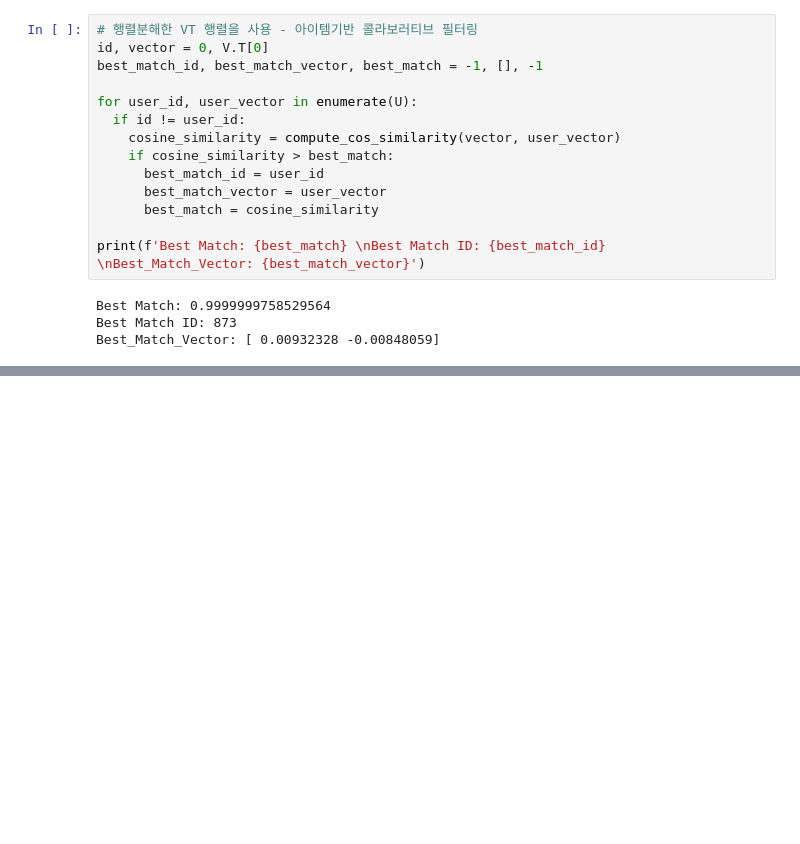
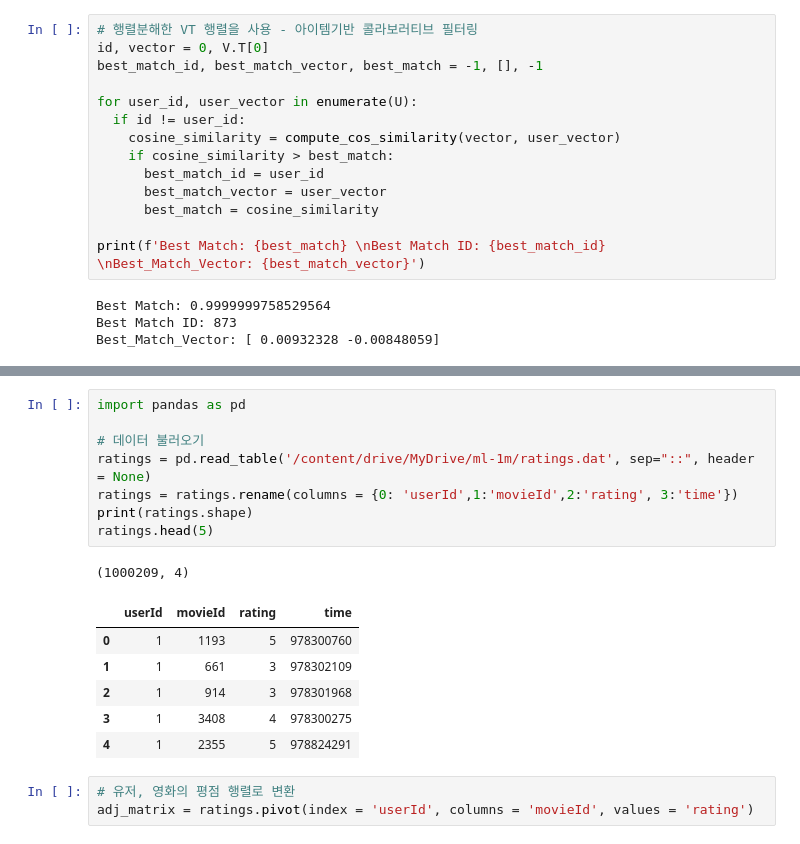
Before and after one commit to dlskawns/RecSys_and_Retrieval_Study, a Jupyter notebook: SVD(SingularVectorDecomposition).ipynb, the cells around one changed output, grey strips where cells are left out. Saved outputs shown, nothing was run; the diff lists cells and outputs as text; blank space fills up the shorter version.

```diff
--- a/SVD(SingularVectorDecomposition).ipynb
+++ b/SVD(SingularVectorDecomposition).ipynb
@@ -577,0 +586,19 @@ Best_Match_Vector: [ 0.00932328 -0.00848059]
+# %%
+import pandas as pd
+
+# 데이터 불러오기
+ratings = pd.read_table('/content/drive/MyDrive/ml-1m/ratings.dat', sep="::", header = None)
+ratings = ratings.rename(columns = {0: 'userId',1:'movieId',2:'rating', 3:'time'})
+print(ratings.shape)
+ratings.head(5)
+# %% [output]
+(1000209, 4)
+|  | userId | movieId | rating | time |
+| 0 | 1 | 1193 | 5 | 978300760 |
+| 1 | 1 | 661 | 3 | 978302109 |
+| 2 | 1 | 914 | 3 | 978301968 |
+| 3 | 1 | 3408 | 4 | 978300275 |
+| 4 | 1 | 2355 | 5 | 978824291 |
+# %%
+# 유저, 영화의 평점 행렬로 변환
+adj_matrix = ratings.pivot(index = 'userId', columns = 'movieId', values = 'rating')
```
Also changed, not shown: parts of 11 cells of this notebook.
